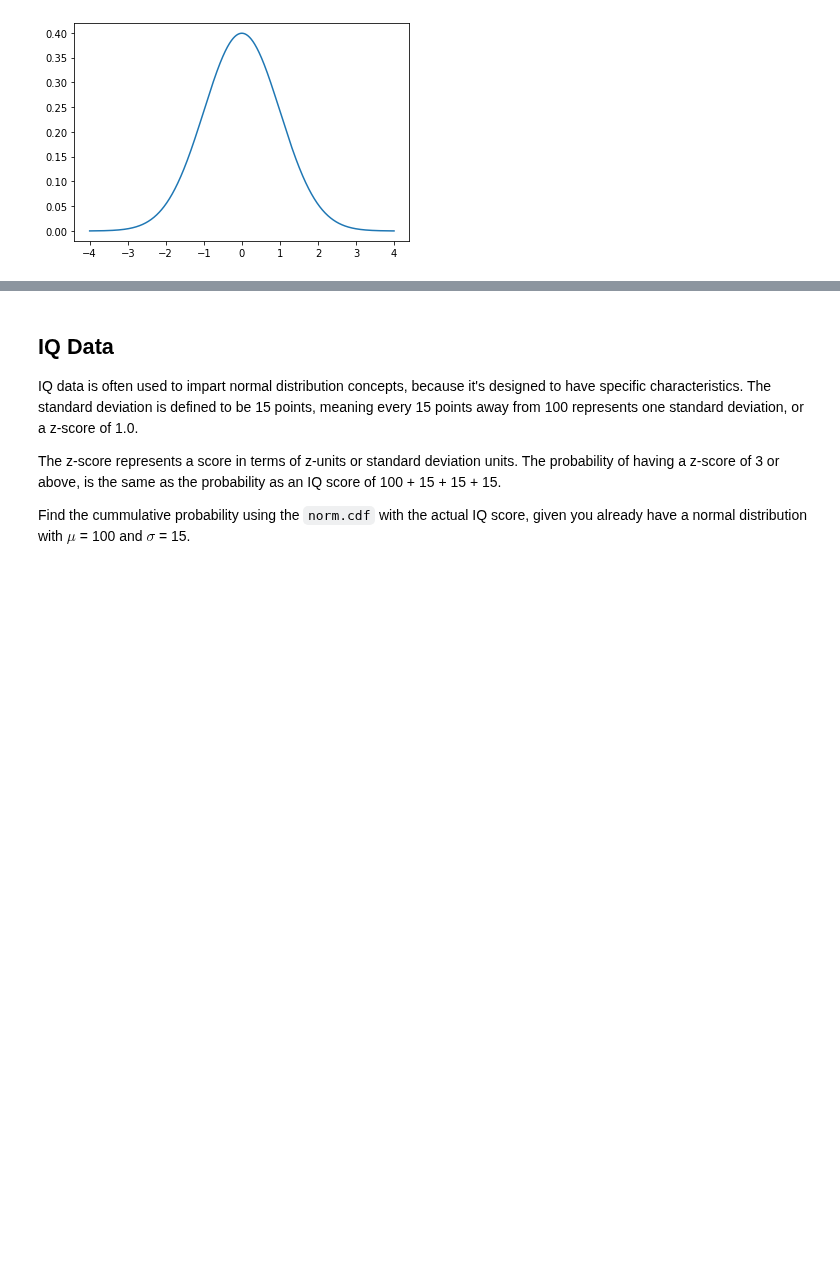
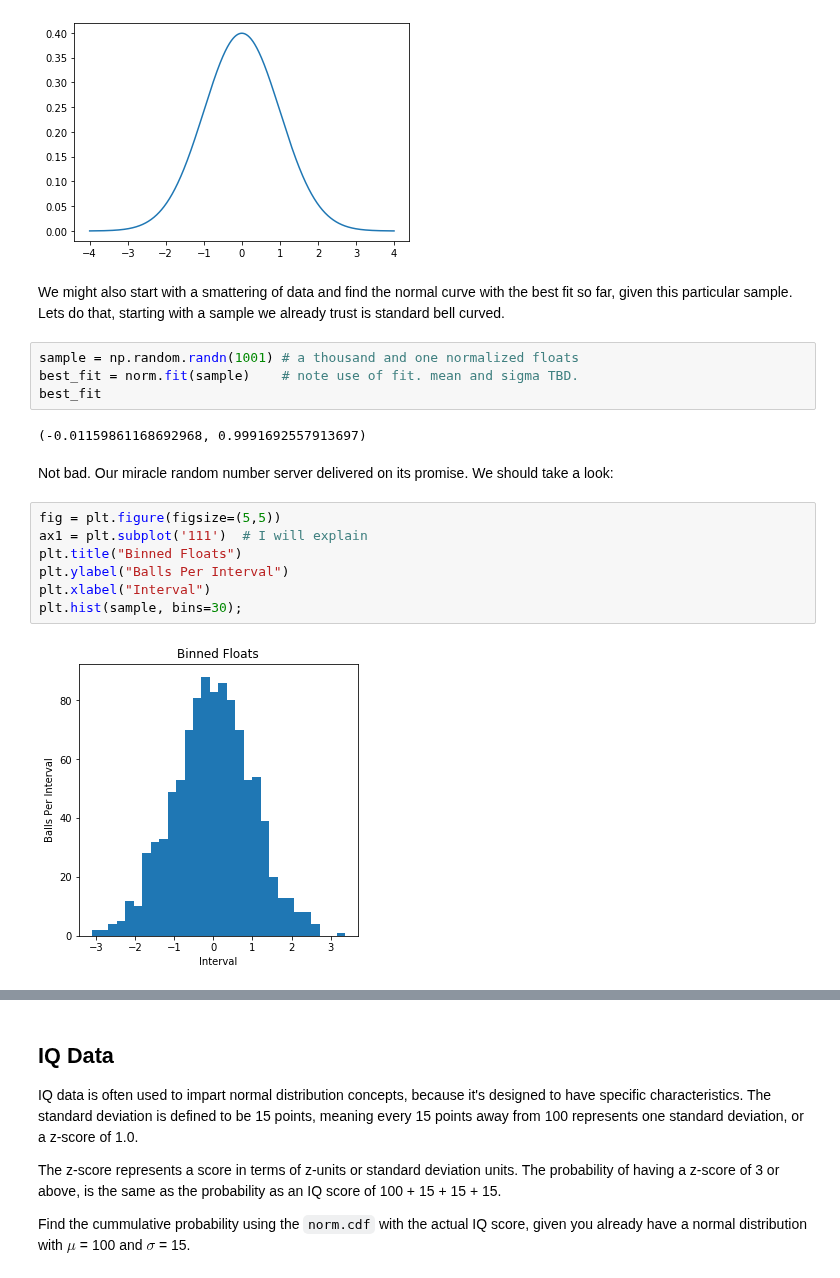
Before and after one commit to 4dsolutions/Curriculum_Development, a Jupyter notebook: IntroDS003.ipynb, the cells around one changed output, grey strips where cells are left out. Cells and saved outputs as stored; diff of their text form; blank space fills up the shorter version.

```diff
--- a/IntroDS003.ipynb
+++ b/IntroDS003.ipynb
@@ -140,3 +142,22 @@ y = norm.pdf(domain, 0, 1)       # from scipy.stats
 plt.plot(domain,y);              # total area under pdf == 1
 # %% [output]
 [figure]
+# %% [markdown]
+We might also start with a smattering of data and find the normal curve with the best fit so far, given this particular sample.  Lets do that, starting with a sample we already trust is standard bell curved.
+# %%
+sample = np.random.randn(1001) # a thousand and one normalized floats
+best_fit = norm.fit(sample)    # note use of fit. mean and sigma TBD.
+best_fit
+# %% [output]
+(-0.01159861168692968, 0.9991692557913697)
+# %% [markdown]
+Not bad. Our miracle random number server delivered on its promise.  We should take a look:
+# %%
+fig = plt.figure(figsize=(5,5))
+ax1 = plt.subplot('111')  # I will explain
+plt.title("Binned Floats")
+plt.ylabel("Balls Per Interval")
+plt.xlabel("Interval")
+plt.hist(sample, bins=30);
+# %% [output]
+[figure, added]
```
Also changed, not shown: parts of 7 cells of this notebook, 1 other file.
